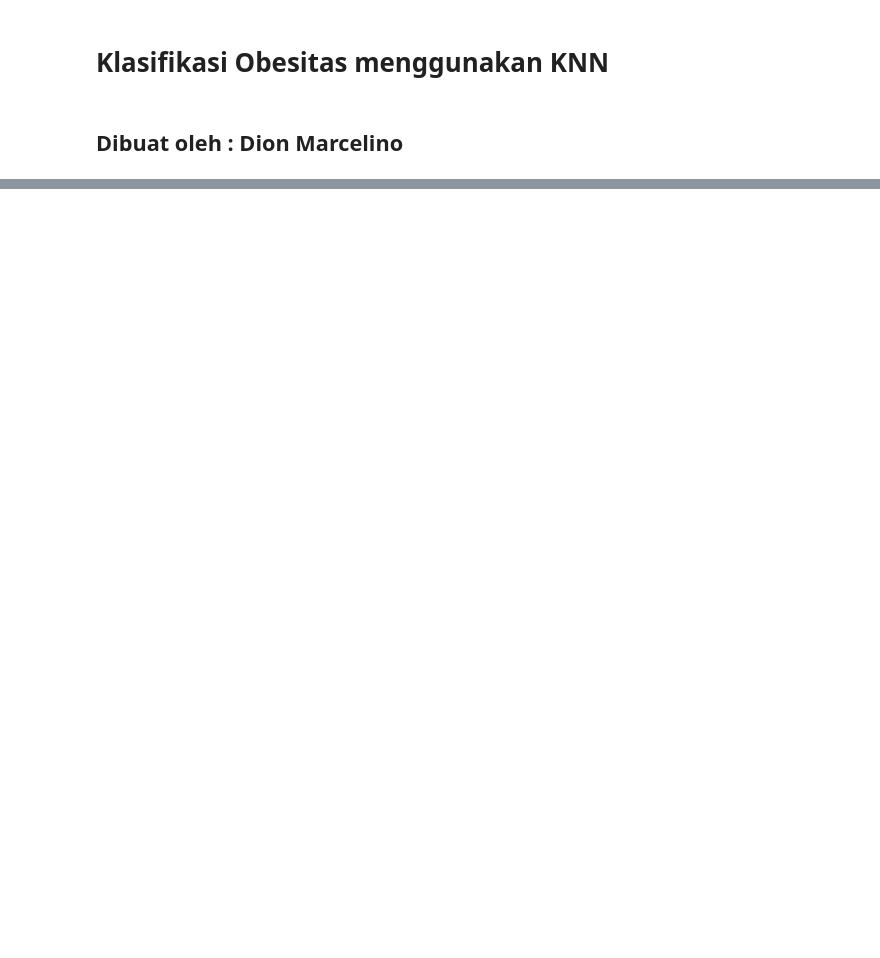
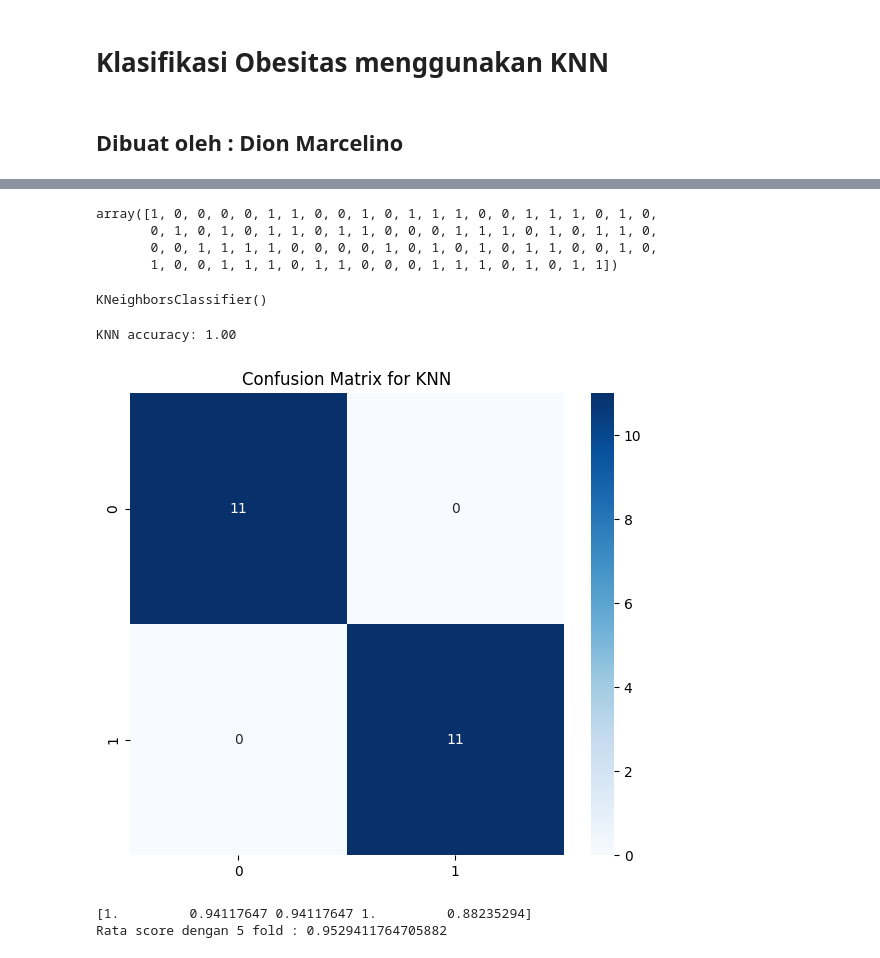
Before and after one commit to dionmarcelino/UAS-AI, a Jupyter notebook: KlasifikasiObesitas.ipynb, the cells around one changed output, grey strips where cells are left out. Cells and saved outputs as stored; diff of their text form; code cells hidden in the pictures; blank space fills up the shorter version.

```diff
--- a/KlasifikasiObesitas.ipynb
+++ b/KlasifikasiObesitas.ipynb
@@ -153,0 +58,8 @@ for col,ax in zip(cate_cols,axs.flatten()):
+# %%
+# Ubah kolom dengan nilai 'Obese' ke representasi numerik menggunakan Label Encoding
+from sklearn.preprocessing import LabelEncoder
+for column in x_train.select_dtypes(include=['object']).columns: # Pilih kolom dengan tipe data 'object'
+  if 'Obese' in x_train[column].unique(): # Periksa apakah 'Obese' ada di kolom
+    lbl_encoder = LabelEncoder()
+    x_train[column] = lbl_encoder.fit_transform(x_train[column])
+    x_test[column] = lbl_encoder.transform(x_test[column]) # Terapkan transformasi yang sama ke x_test
@@ -153,0 +71,8 @@ for col,ax in zip(cate_cols,axs.flatten()):
+# %%
+scl=StandardScaler()
+x_train_scl=scl.fit_transform(x_train)
+x_test_scl=scl.transform(x_test)
+
+lbl_encoder=LabelEncoder()
+y_train_enc=lbl_encoder.fit_transform(y_train)
+y_test_enc=lbl_encoder.transform(y_test)
@@ -153,0 +121,7 @@ for col,ax in zip(cate_cols,axs.flatten()):
+# %%
+y_train_enc
+# %% [output]
+array([1, 0, 0, 0, 0, 1, 1, 0, 0, 1, 0, 1, 1, 1, 0, 0, 1, 1, 1, 0, 1, 0,
+       0, 1, 0, 1, 0, 1, 1, 0, 1, 1, 0, 0, 0, 1, 1, 1, 0, 1, 0, 1, 1, 0,
+       0, 0, 1, 1, 1, 1, 0, 0, 0, 0, 1, 0, 1, 0, 1, 0, 1, 1, 0, 0, 1, 0,
+       1, 0, 0, 1, 1, 1, 0, 1, 1, 0, 0, 0, 1, 1, 1, 0, 1, 0, 1, 1])
@@ -153,0 +130,5 @@ for col,ax in zip(cate_cols,axs.flatten()):
+# %%
+knn_classifier = KNeighborsClassifier(n_neighbors=5)
+knn_classifier.fit(x_train_scl, y_train_enc)
+# %% [output]
+KNeighborsClassifier()
@@ -153,0 +137,16 @@ for col,ax in zip(cate_cols,axs.flatten()):
+# %%
+knn_predictions = knn_classifier.predict(x_test_scl)
+knn_accuracy = accuracy_score(y_test_enc, knn_predictions)
+
+print(f'KNN accuracy: {knn_accuracy:.2f}')
+# %% [output]
+KNN accuracy: 1.00
+# %%
+cm=confusion_matrix(y_test_enc,knn_predictions)
+plt.figure(figsize=(7, 6))
+sns.heatmap(cm, annot=True, fmt='d', cmap='Blues')
+
+plt.title('Confusion Matrix for KNN')
+plt.show()
+# %% [output]
+[figure, added]
@@ -153,0 +155,8 @@ for col,ax in zip(cate_cols,axs.flatten()):
+# %%
+knn=KNeighborsClassifier(n_neighbors=5)
+score_sc=cross_val_score(knn,x_train_scl,y_train_enc,cv=5)
+print(score_sc)
+print(f"Rata score dengan 5 fold : {score_sc.mean()}")
+# %% [output]
+[1.         0.94117647 0.94117647 1.         0.88235294]
+Rata score dengan 5 fold : 0.9529411764705882
```
Also changed, not shown: parts of 40 cells of this notebook.
